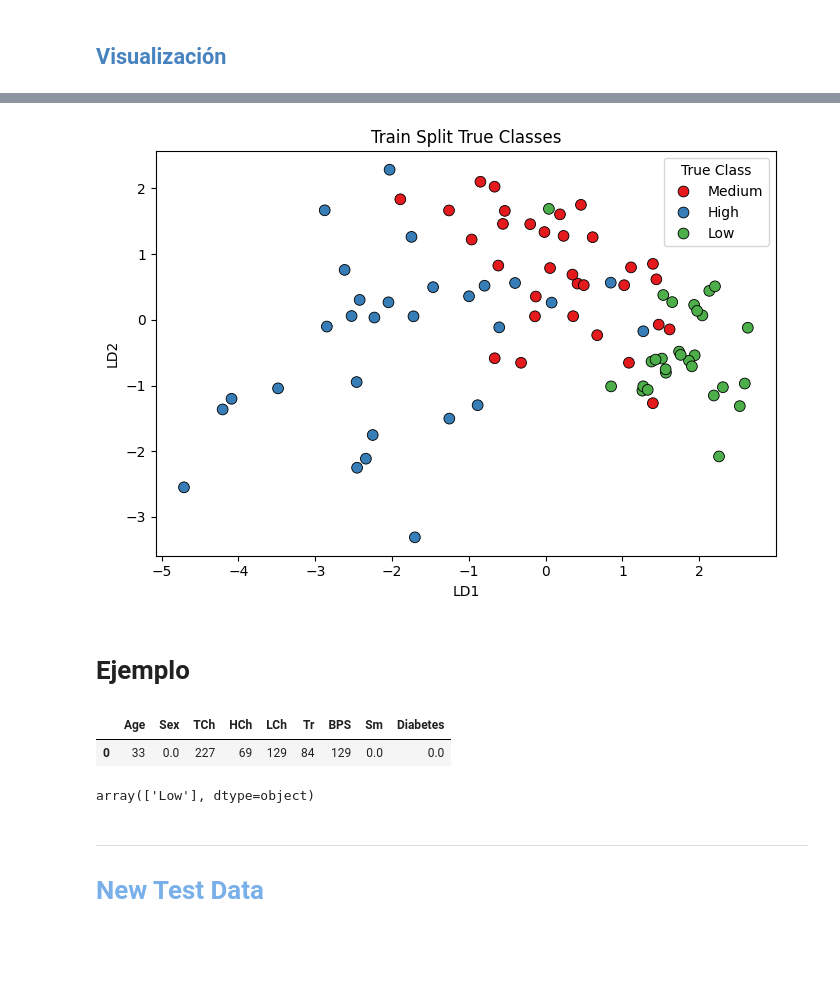
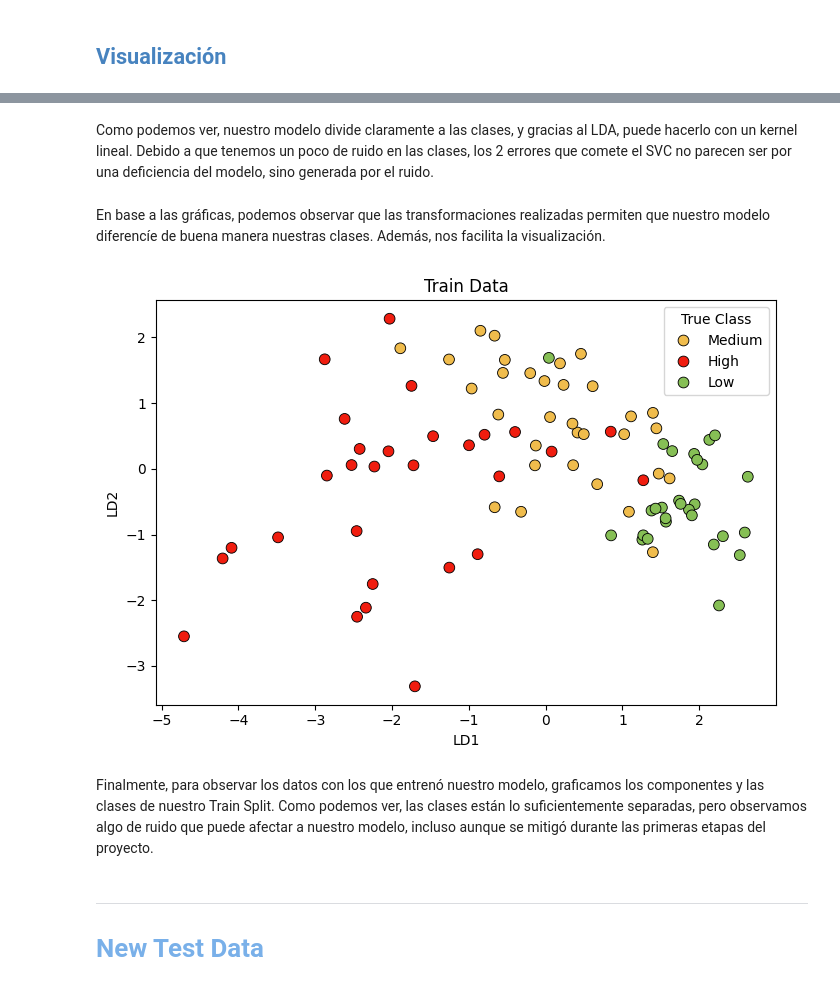
Before and after one commit to ch0fas/3erExamenEO, a Jupyter notebook: Examen3SVC.ipynb, the cells around one changed output, grey strips where cells are left out. Cells and saved outputs as stored; diff of their text form; code cells hidden in the pictures; blank space fills up the shorter version.

Commit message:
SVC model done :)

```diff
--- a/Examen3SVC.ipynb
+++ b/Examen3SVC.ipynb
@@ -240,6 +235,13 @@ y = df['Pred']
 # %% [markdown]
 Con finalidad de observar nuestros datos, realizaremos una reducción de dimensionalidad con LDA:
 # %%
+# Color Palette
+custom_palette = {
+    'High': '#f01d0f',                 # Red
+    'Medium': '#f0bc4c',               # Yellow
+    'Low': '#86bf55'                   # Green
+}
+
 # Dimensionality Reduction
 lda = LDA()
 X_lda = lda.fit_transform(X, y)
@@ -255,9 +257,9 @@ fig = px.scatter(
     x='LD1',
     y='LD2',
     color='True Class',
-    title='LDA for All Data with True Class Label',
+    title='LDA for All Data with Class Label',
     labels={'LD1': 'LD1', 'LD2': 'LD2'},
-    color_discrete_sequence=px.colors.qualitative.Set1,
+    color_discrete_map=custom_palette,
     hover_data=['Data ID', 'True Class']  # Include ID in hover
 )
 
@@ -467,35 +486,25 @@ plt.show()
+# %% [markdown]
+Como podemos ver, nuestro modelo divide claramente a las clases, y gracias al LDA, puede hacerlo con un kernel lineal. Debido a que tenemos un poco de ruido en las clases, los 2 errores que comete el SVC no parecen ser por una deficiencia del modelo, sino generada por el ruido.
+# %% [markdown]
+En base a las gráficas, podemos observar que las transformaciones realizadas permiten que nuestro modelo diferencíe de buena manera nuestras clases. Además, nos facilita la visualización.
 # %%
 fig, axes = plt.subplots(1, 1, figsize=(7, 5))
 
 # Plot values
 X_truth_df = pd.DataFrame(X_train_transformed, columns=['LD1', 'LD2'])
 X_truth_df['True Class'] = y_train.loc[X_train.index].reset_index(drop=True)
 
-sns.scatterplot(data=X_truth_df, x='LD1', y='LD2', hue='True Class', palette='Set1', ax=axes, s=60, edgecolor='k')
-axes.set_title('Train Split True Classes')
+sns.scatterplot(data=X_truth_df, x='LD1', y='LD2', hue='True Class', palette=custom_palette, ax=axes, s=60, edgecolor='k')
+axes.set_title('Train Data')
 axes.set_xlabel('LD1')
 axes.set_ylabel('LD2')
 
 plt.tight_layout()
 plt.show()
 # %% [output]
-[figure, old version]
+[figure, new version]
-# %% [markdown]
-# Ejemplo
-# %%
-test = pd.read_csv('data/test.csv')
-test['Sex'] = test['Sex'].map({'Female': 0.0, 'Male': 1.0})
-test['Diabetes'] = test['Diabetes'].map({'No': 0.0, 'Yes': 1.0})
-test['Sm'] = test['Sm'].map({'Non-smoker': 0.0, 'Smoker': 1.0})
-test
-# %% [output]
-|  | Age | Sex | TCh | HCh | LCh | Tr | BPS | Sm | Diabetes |
-| 0 | 33 | 0.0 | 227 | 69 | 129 | 84 | 129 | 0.0 | 0.0 |
-# %%
-test_transformed = preprocessor_svm3.transform(test)
-svm3.predict(test_transformed)
-# %% [output]
-array(['Low'], dtype=object)
+# %% [markdown]
+Finalmente, para observar los datos con los que entrenó nuestro modelo, graficamos los componentes y las clases de nuestro Train Split. Como podemos ver, las clases están lo suficientemente separadas, pero observamos algo de ruido que puede afectar a nuestro modelo, incluso aunque se mitigó durante las primeras etapas del proyecto.
 # %% [markdown]
 ---
 
```
Also changed, not shown: parts of 9 cells of this notebook.
